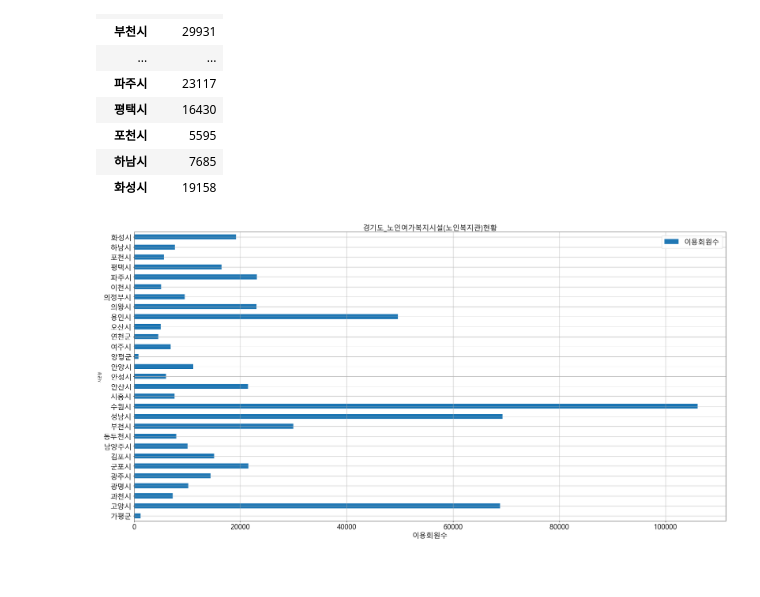
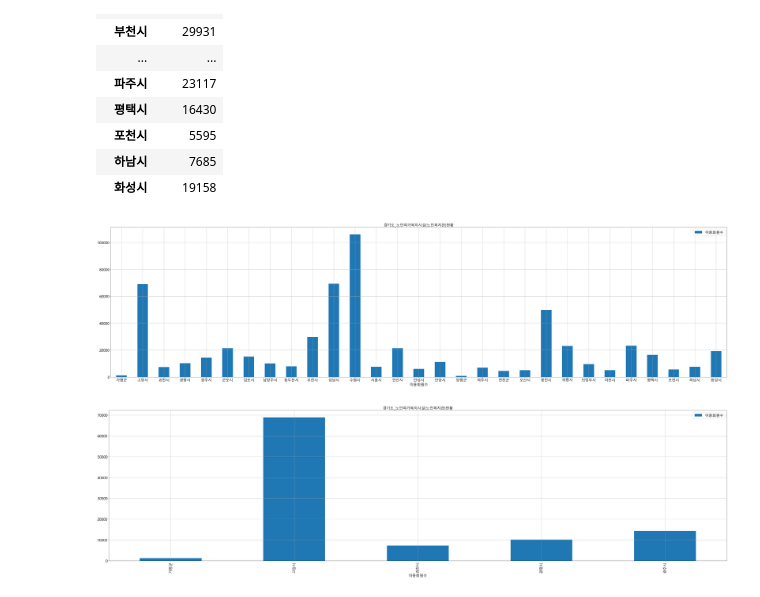
Before and after one commit to HBinble/StudyPython_Advanced, a Jupyter notebook: MiniProject_1차/이한빈/3_복지시설_노인.ipynb, the cells around one changed output. Drawn from its saved outputs; the diff is of its cells as text; code cells hidden in the pictures; blank space fills up the shorter version.

```diff
--- a/MiniProject_1차/이한빈/3_복지시설_노인.ipynb
+++ b/MiniProject_1차/이한빈/3_복지시설_노인.ipynb
@@ -83,21 +75,21 @@ df_sigu_group
 | 하남시 | 7685 |
 | 화성시 | 19158 |
 # %%
-plt.rcParams['figure.figsize'] = (30, 15)
+plt.rcParams['figure.figsize'] = (60,15)
 plt.rcParams['lines.linewidth'] = 2
 plt.rc("font", family = "Malgun Gothic", size=10)
-df_sigu_group.plot(kind="barh")
+df_sigu_group.plot(kind="bar")
 
 plt.title("경기도_노인여가복지시설(노인복지관)현황", fontsize=20)
 plt.xlabel("이용회원수", fontsize=20)
 a = range(-1,32,1)
 
-plt.xticks(fontsize = 20)
+plt.xticks(fontsize = 20, rotation=0)
 plt.yticks(fontsize = 20)
 
 plt.legend(loc="upper right", fontsize=20)
 plt.grid(True)
 
 plt.show()
 # %% [output]
-[figure, old version]
+[figure, new version]
@@ -103,0 +98,19 @@ plt.show()
+# %%
+plt.rcParams['figure.figsize'] = (60,15)
+plt.rcParams['lines.linewidth'] = 2
+plt.rc("font", family = "Malgun Gothic", size=10)
+df_sigu_group_top5.plot(kind="bar")
+
+plt.title("경기도_노인여가복지시설(노인복지관)현황", fontsize=20)
+plt.xlabel("이용회원수", fontsize=20)
+a = range(-1,32,1)
+
+plt.xticks(fontsize = 20)
+plt.yticks(fontsize = 20)
+
+plt.legend(loc="upper right", fontsize=20)
+plt.grid(True)
+
+plt.show()
+# %% [output]
+[figure, added]
```
Also changed, not shown: parts of 3 cells of this notebook, 7 other files.
